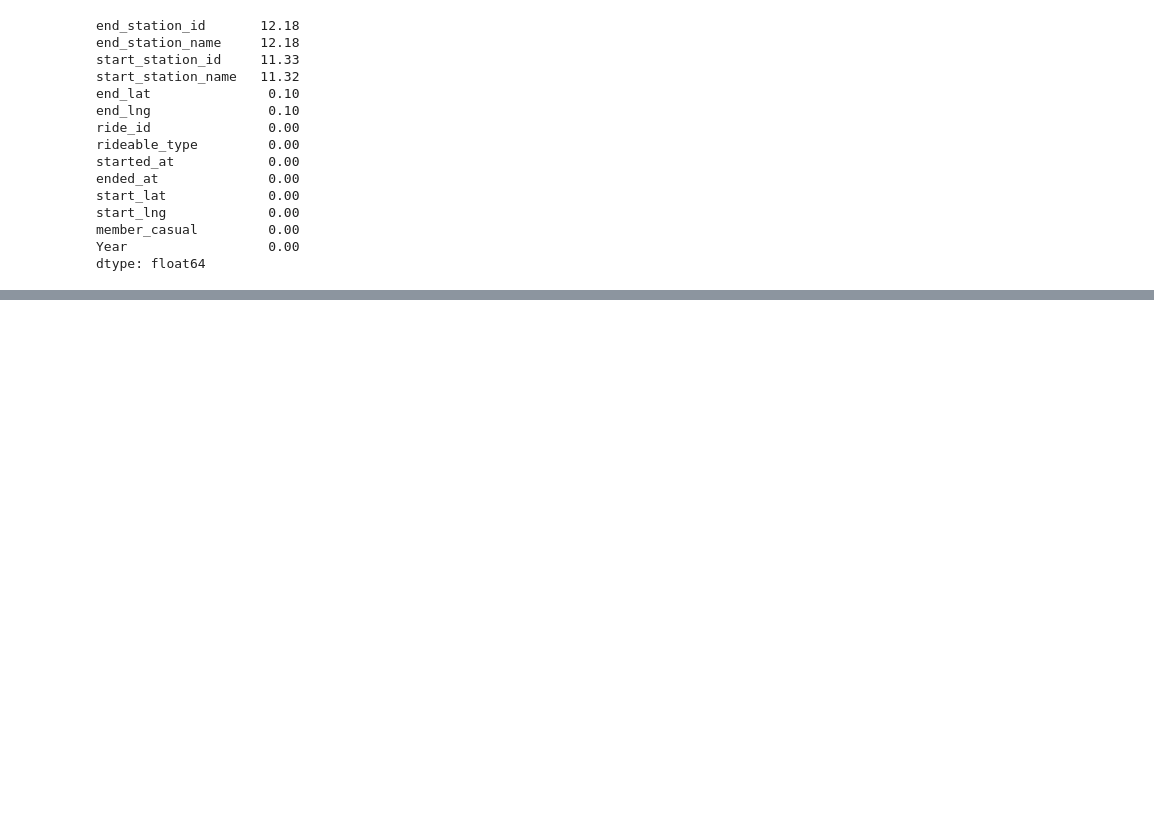
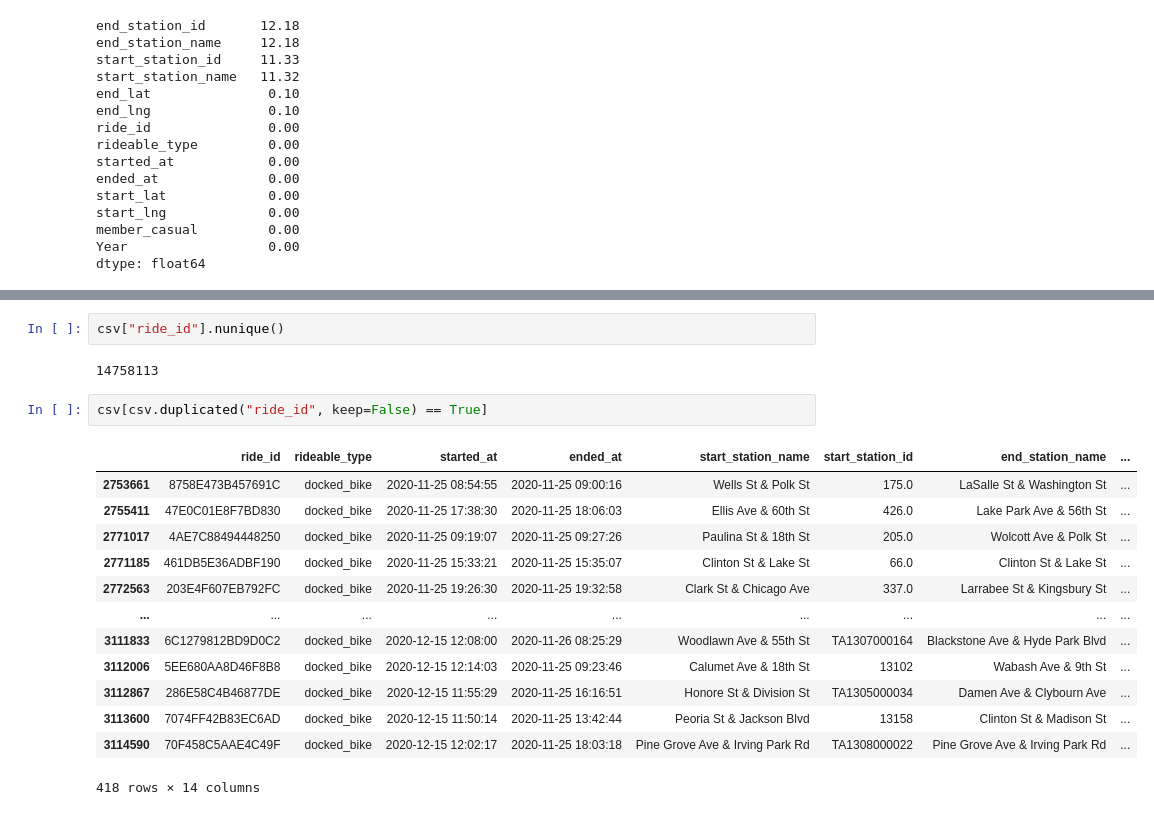
Before and after one commit to paul-trood/bicycle_sharing, a Jupyter notebook: 02_data_cleaning.ipynb, the cells around one changed output, grey strips where cells are left out. Saved outputs shown, nothing was run; the diff lists cells and outputs as text; blank space fills up the shorter version.

```diff
--- a/02_data_cleaning.ipynb
+++ b/02_data_cleaning.ipynb
@@ -63,0 +100,20 @@ dtype: float64
+# %%
+csv["ride_id"].nunique()
+# %% [output]
+14758113
+# %%
+csv[csv.duplicated("ride_id", keep=False) == True]
+# %% [output]
+|  | ride_id | rideable_type | started_at | ended_at | start_station_name | start_station_id | end_station_name | ... |
+| 2753661 | 8758E473B457691C | docked_bike | 2020-11-25 08:54:55 | 2020-11-25 09:00:16 | Wells St & Polk St | 175.0 | LaSalle St & Washington St | ... |
+| 2755411 | 47E0C01E8F7BD830 | docked_bike | 2020-11-25 17:38:30 | 2020-11-25 18:06:03 | Ellis Ave & 60th St | 426.0 | Lake Park Ave & 56th St | ... |
+| 2771017 | 4AE7C88494448250 | docked_bike | 2020-11-25 09:19:07 | 2020-11-25 09:27:26 | Paulina St & 18th St | 205.0 | Wolcott Ave & Polk St | ... |
+| 2771185 | 461DB5E36ADBF190 | docked_bike | 2020-11-25 15:33:21 | 2020-11-25 15:35:07 | Clinton St & Lake St | 66.0 | Clinton St & Lake St | ... |
+| 2772563 | 203E4F607EB792FC | docked_bike | 2020-11-25 19:26:30 | 2020-11-25 19:32:58 | Clark St & Chicago Ave | 337.0 | Larrabee St & Kingsbury St | ... |
+| ... | ... | ... | ... | ... | ... | ... | ... | ... |
+| 3111833 | 6C1279812BD9D0C2 | docked_bike | 2020-12-15 12:08:00 | 2020-11-26 08:25:29 | Woodlawn Ave & 55th St | TA1307000164 | Blackstone Ave & Hyde Park Blvd | ... |
+| 3112006 | 5EE680AA8D46F8B8 | docked_bike | 2020-12-15 12:14:03 | 2020-11-25 09:23:46 | Calumet Ave & 18th St | 13102 | Wabash Ave & 9th St | ... |
+| 3112867 | 286E58C4B46877DE | docked_bike | 2020-12-15 11:55:29 | 2020-11-25 16:16:51 | Honore St & Division St | TA1305000034 | Damen Ave & Clybourn Ave | ... |
+| 3113600 | 7074FF42B83EC6AD | docked_bike | 2020-12-15 11:50:14 | 2020-11-25 13:42:44 | Peoria St & Jackson Blvd | 13158 | Clinton St & Madison St | ... |
+| 3114590 | 70F458C5AAE4C49F | docked_bike | 2020-12-15 12:02:17 | 2020-11-25 18:03:18 | Pine Grove Ave & Irving Park Rd | TA1308000022 | Pine Grove Ave & Irving Park Rd | ... |
+418 rows × 14 columns
```
Also changed, not shown: parts of 15 cells of this notebook.
